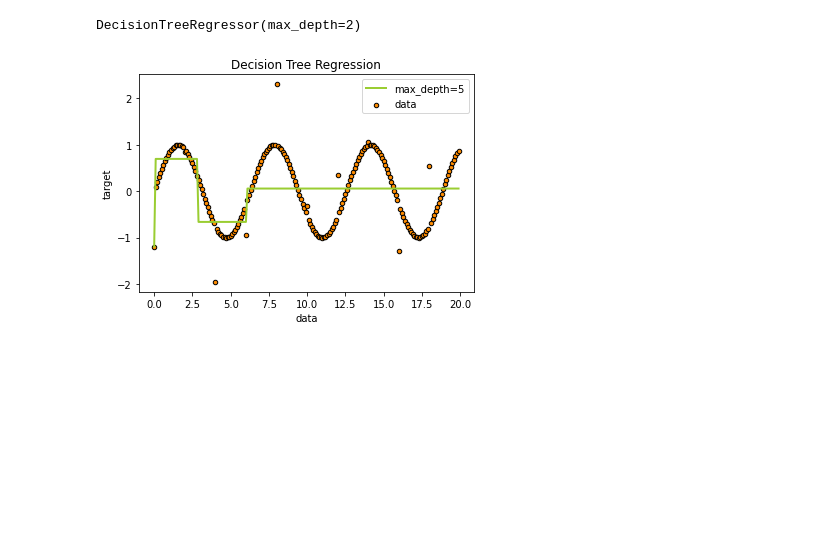
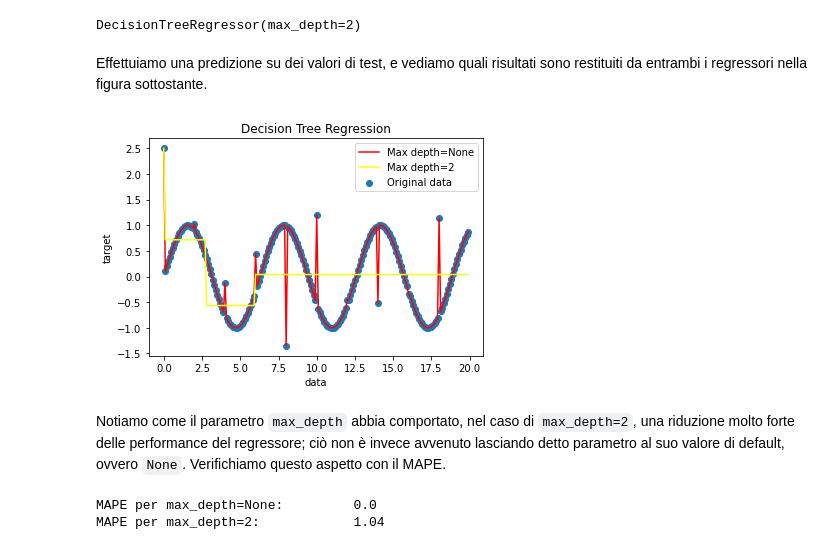
Before and after one commit to anhelus/pcs, a Jupyter notebook: notebooks/base/lezioni/lezione_14.ipynb, the cells around one changed output. Saved outputs shown, nothing was run; the diff lists cells and outputs as text; code cells hidden in the pictures; blank space fills up the shorter version.

```diff
--- a/notebooks/base/lezioni/lezione_14.ipynb
+++ b/notebooks/base/lezioni/lezione_14.ipynb
@@ -25,23 +29,35 @@ Per la nostra stima di regressione, useremo due approcci. Il primo prevede l'uso
 # %%
-rgr = DecisionTreeRegressor(max_depth=2)
+rgr_mdl = DecisionTreeRegressor(max_depth=2)
+rgr = DecisionTreeRegressor()
 rgr.fit(X, y)
+rgr_mdl.fit(X, y)
 # %% [output]
 DecisionTreeRegressor(max_depth=2)
+# %% [markdown]
+Effettuiamo una predizione su dei valori di test, e vediamo quali risultati sono restituiti da entrambi i regressori nella figura sottostante.
 # %%
-X_test = np.arange(0.0, 20.0, 0.1).reshape(-1, 1)
-# y_1 = l_rgr.predict(X_test)
-y_2 = rgr.predict(X_test)
+y_pred_mdl = rgr_mdl.predict(X)
+y_pred = rgr.predict(X)
+
+fig, ax = plt.subplots()
+
+ax.scatter(X, y, label='Original data')
+ax.plot(X, y_pred, color='red', label='Max depth=None')
+ax.plot(X, y_pred_mdl, color='yellow', label='Max depth=2')
+ax.set_xlabel("data")
+ax.set_ylabel("target")
+ax.set_title("Decision Tree Regression")
+ax.legend()
+
+plt.show()
+# %% [output]
+[figure, added]
-# %%
-plt.figure()
-plt.scatter(X, y, s=20, edgecolor="black",
-            c="darkorange", label="data")
-#plt.plot(X_test, y_1, color="cornflowerblue",
-#         label="max_depth=2", linewidth=2)
-plt.plot(X_test, y_2, color="yellowgreen", label="max_depth=5", linewidth=2)
-plt.xlabel("data")
-plt.ylabel("target")
-plt.title("Decision Tree Regression")
-plt.legend()
-plt.show()
-# %% [output]
-[figure, removed]
+# %% [markdown]
+Notiamo come il parametro `max_depth` abbia comportato, nel caso di `max_depth=2`, una riduzione molto forte delle performance del regressore; ciò non è invece avvenuto lasciando detto parametro al suo valore di default, ovvero `None`. Verifichiamo questo aspetto con il MAPE.
+# %%
+print('MAPE per max_depth=None: \t {}'.format(mean_absolute_percentage_error(y, y_pred)))
+print('MAPE per max_depth=2: \t\t {}'.format(
+    round(mean_absolute_percentage_error(y, y_pred_mdl), 2)))
+# %% [output]
+MAPE per max_depth=None:         0.0
+MAPE per max_depth=2:            1.04
```
Also changed, not shown: parts of 9 cells of this notebook, 1 other file.
